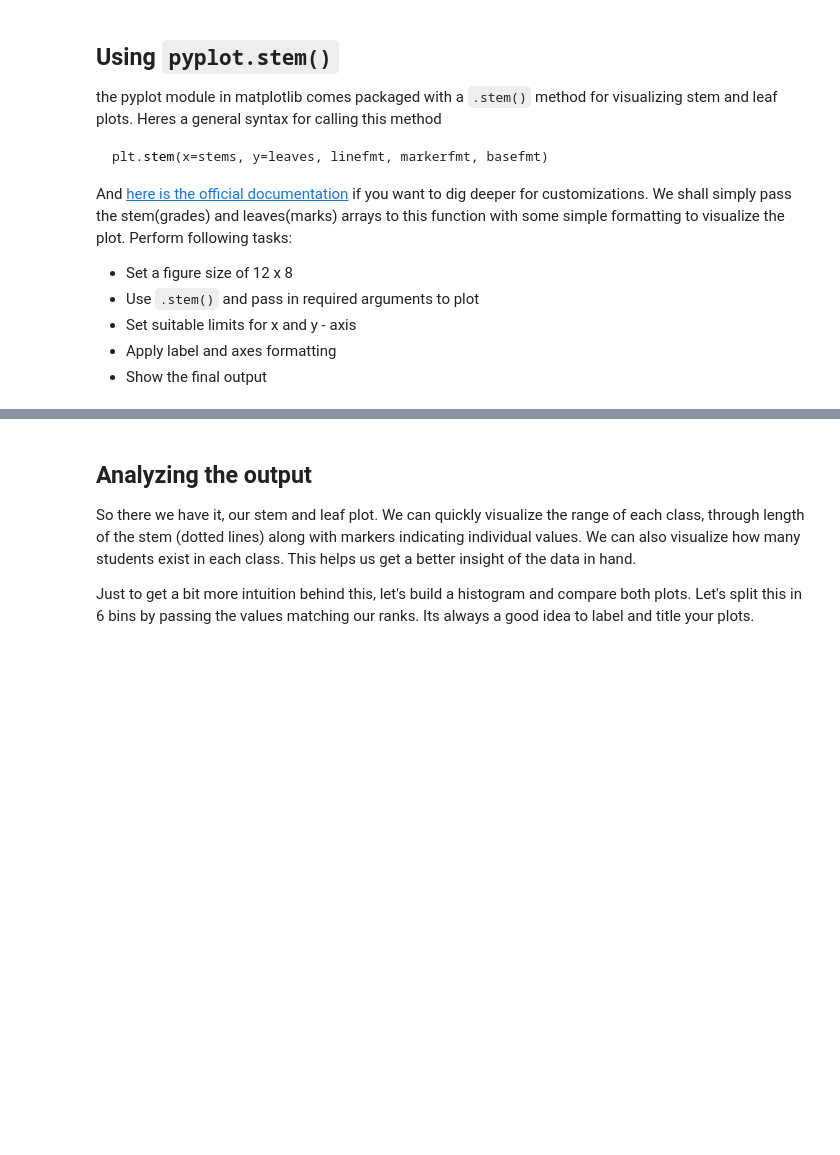
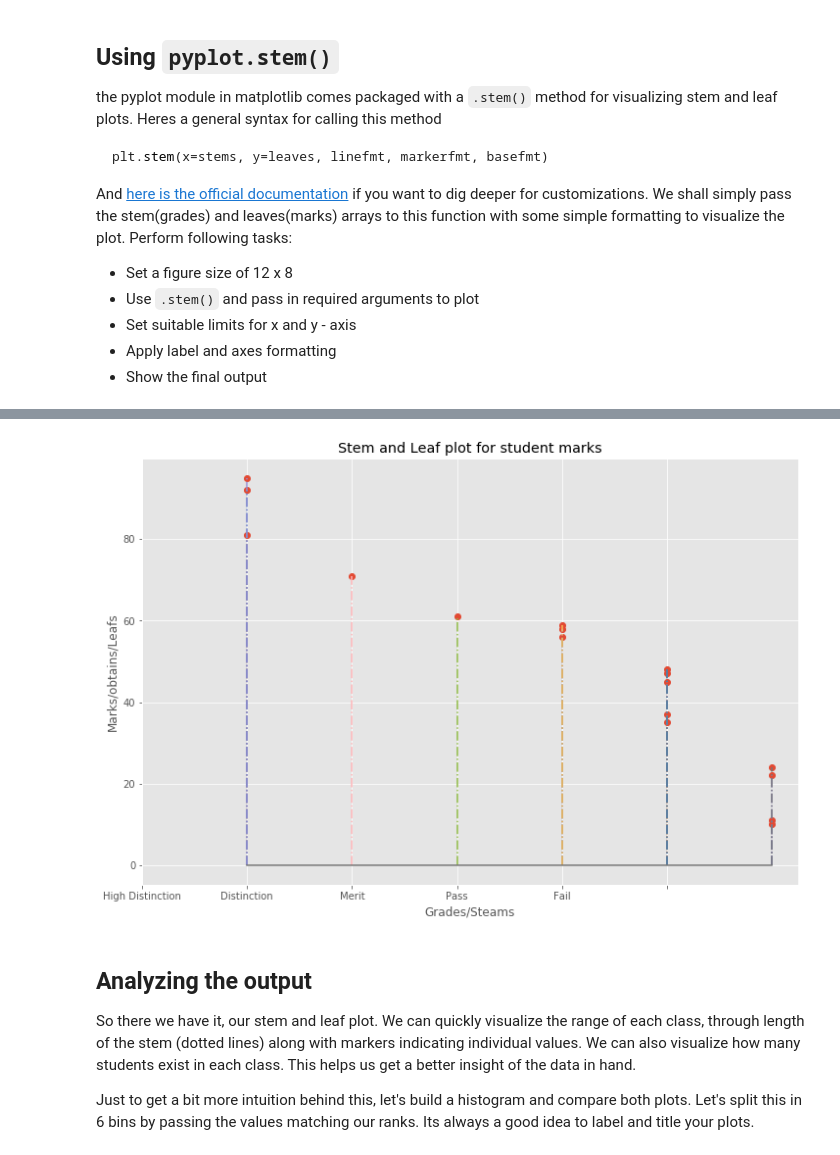
Before and after one commit to graceh3/dsc-0-09-05-statistical-distribution-stemleaf-plot-lab-nyc-ds-career-012819, a Jupyter notebook: index.ipynb, the cells around one changed output, grey strips where cells are left out. Drawn from its saved outputs; the diff is of its cells as text; code cells hidden in the pictures; blank space fills up the shorter version.

```diff
--- a/index.ipynb
+++ b/index.ipynb
@@ -115,7 +115,7 @@ plt.stem(stems, marks, '-.')
 plt.ylabel('Marks/obtains/Leafs')
 plt.xlabel('Grades/Steams')
 plt.title('Stem and Leaf plot for student marks')
-ind = np.arange()
+ind = np.arange(6)
 plt.xticks(ind, ['High Distinction' , 'Distinction' , 'Merit', 'Pass','Fail'])
 plt.show()
 # %% [output]
@@ -123,3 +122,4 @@ SyntaxError: invalid syntax (<ipython-input-4-7e14e4065b34>, line 8)
+[figure, added]
 # %% [markdown]
 ## Analyzing the output
 So there we have it, our stem and leaf plot. We can quickly visualize the range of each class, through length of the stem (dotted lines) along with markers indicating individual values. We can also visualize how many students exist in each class. This helps us get a better insight of the data in hand.
```
Also changed, not shown: parts of 1 cell of this notebook.
